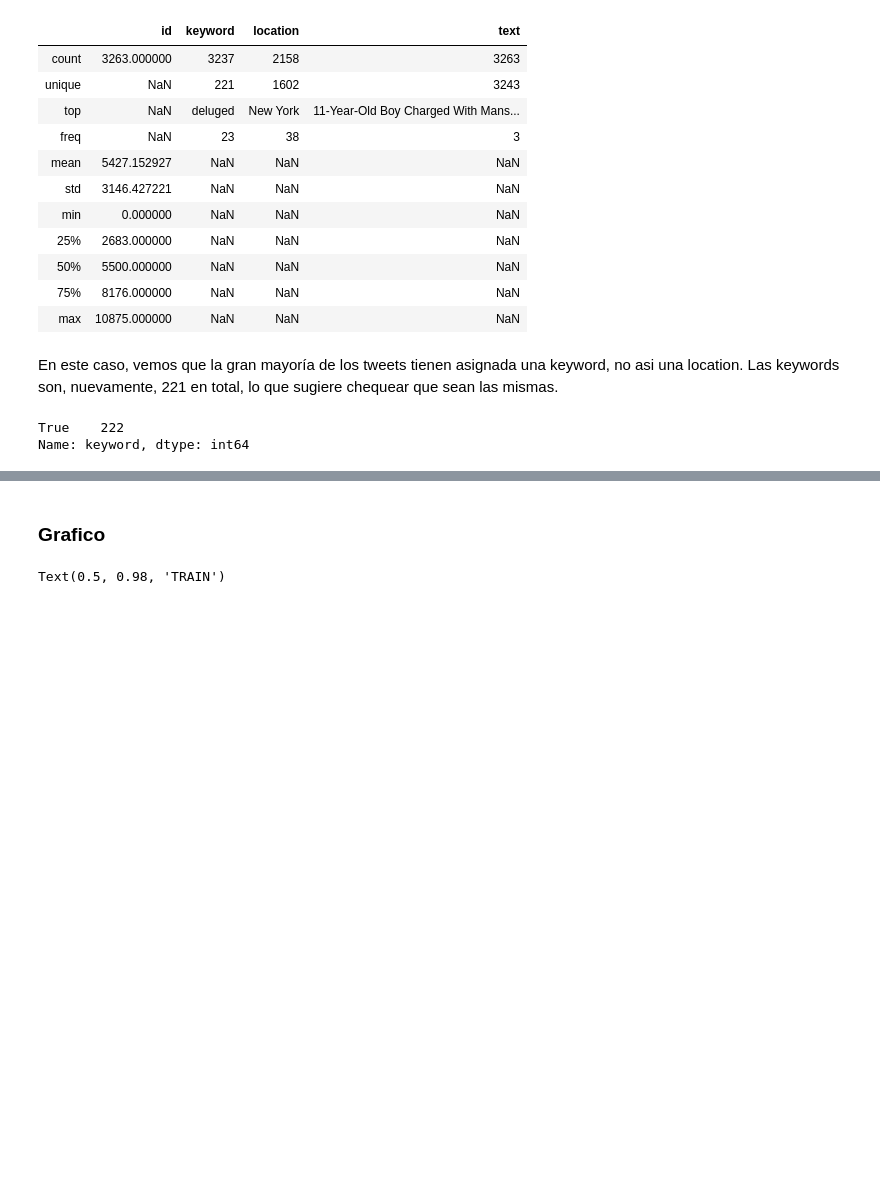
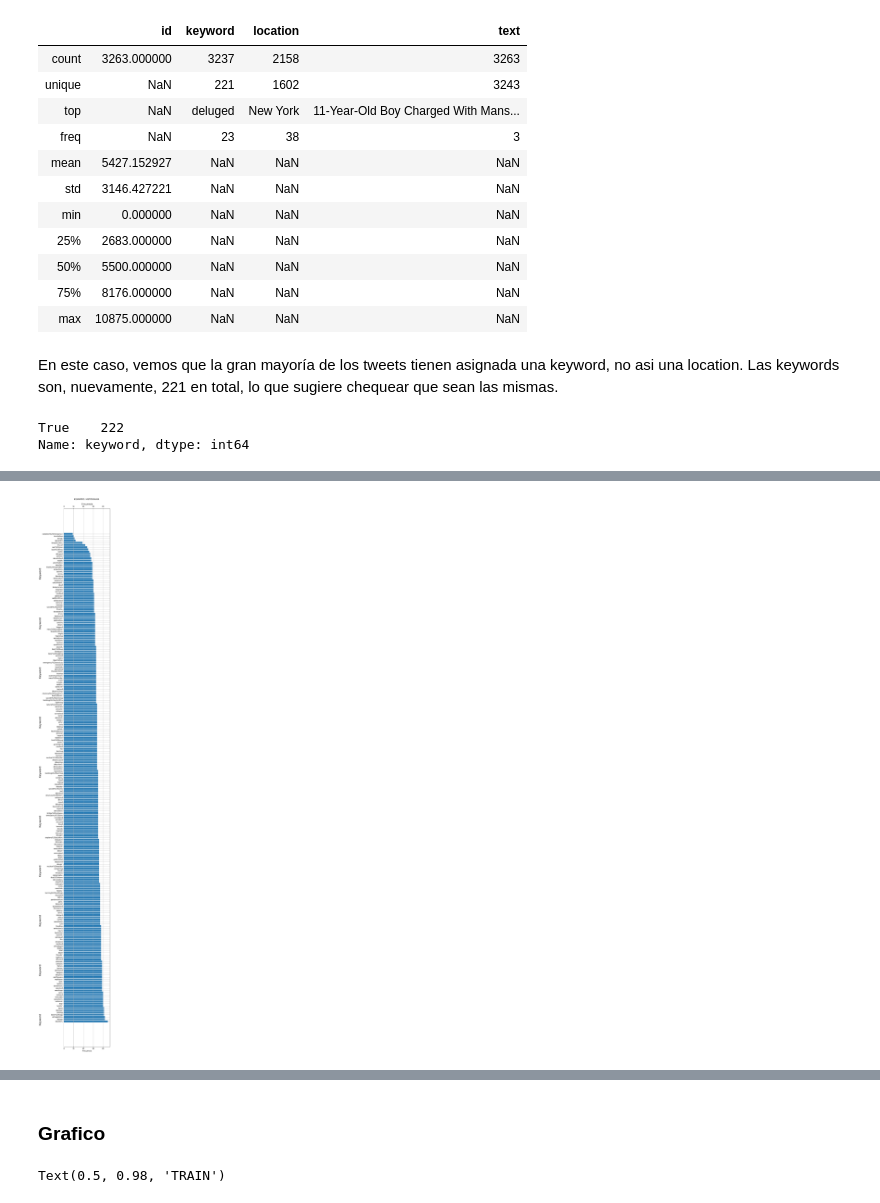
Before and after one commit to rodrigue74/JabaliSalvajeTP1, a Jupyter notebook: TP_1_Mariano.ipynb, the cells around one changed output, grey strips where cells are left out. Cells and saved outputs as stored; diff of their text form; code cells hidden in the pictures; blank space fills up the shorter version.

```diff
--- a/TP_1_Mariano.ipynb
+++ b/TP_1_Mariano.ipynb
@@ -25,7 +25,7 @@ import scipy.stats.mstats as sp
 # %% [markdown]
 ## 0.2. Cargo data
 # %%
-train = pd.read_csv('train.csv', encoding='latin_1')
+train = pd.read_csv('train.csv')#, encoding='latin_1')
 test = pd.read_csv('test.csv')
 #ss = pd.read_csv('sample_submission.csv')
 # %% [markdown]
@@ -147,0 +154,3 @@ Respecto del resto de las variables, el análisis es similar al de train, salvo
+# %%
+kw_histo = train['keyword'].value_counts()
+kw_histo.describe()
@@ -147,0 +167,11 @@ Respecto del resto de las variables, el análisis es similar al de train, salvo
+# %%
+fig = plt.figure(figsize=(5,60))
+ax1 = fig.add_subplot()
+ax1.barh(kw_histo.index, kw_histo)
+ax1.grid()
+ax1.set_title('KEYWORD: HISTOGRAMA \n\n Frecuencia')#, fontsize=16)
+ax1.secondary_xaxis('top')
+ax1.set_xlabel('Frecuencia')
+ax1.set_ylabel(('Keyword'+' '*45)*10, fontsize=16);
+# %% [output]
+[figure, added]
```
Also changed, not shown: parts of 12 cells of this notebook.
